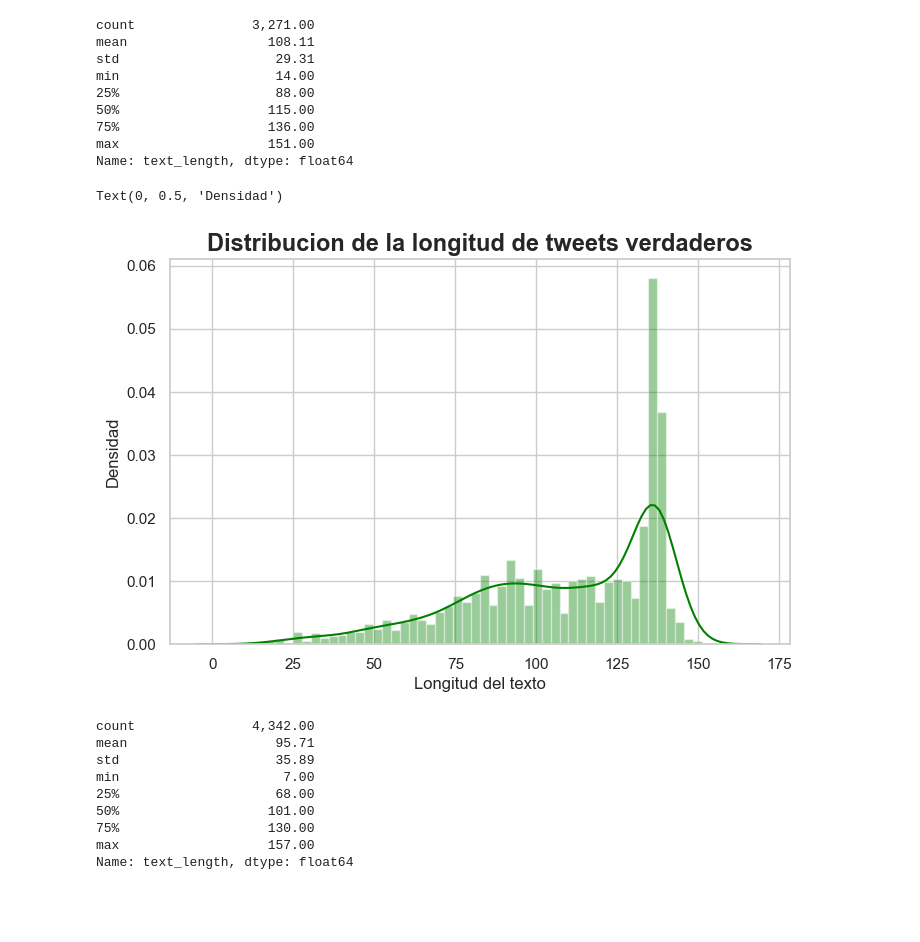
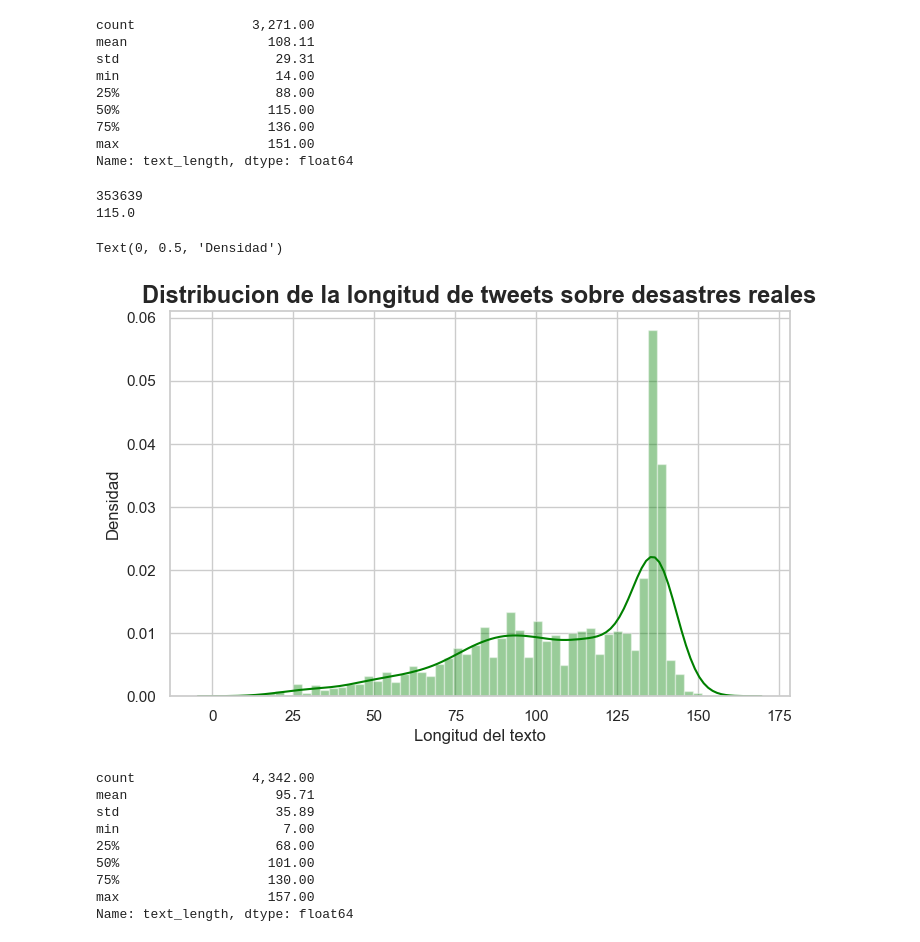
Before and after one commit to aleacevedo/Datos-TP-1C-2020, a Jupyter notebook: TP1 - Matias/longitud de los tweets.ipynb, the cells around one changed output. Cells and saved outputs as stored; diff of their text form; code cells hidden in the pictures; blank space fills up the shorter version.

```diff
--- a/TP1 - Matias/longitud de los tweets.ipynb
+++ b/TP1 - Matias/longitud de los tweets.ipynb
@@ -42,14 +42,20 @@ min                    14.00
 75%                   136.00
 max                   151.00
 Name: text_length, dtype: float64
+# %%
+print(tweets_verdaderos["text_length"].sum())
+print(tweets_verdaderos["text_length"].median())
+# %% [output]
+353639
+115.0
 # %%
 g = sns.distplot(tweets_verdaderos["text_length"], hist=True, color="green", bins=50)
-g.set_title("Distribucion de la longitud de tweets verdaderos", fontsize=17, fontweight="bold")
+g.set_title("Distribucion de la longitud de tweets sobre desastres reales", fontsize=17, fontweight="bold")
 g.set_xlabel("Longitud del texto",fontsize=12)
 g.set_ylabel("Densidad", fontsize=12)
 # %% [output]
 Text(0, 0.5, 'Densidad')
-[figure, old version]
+[figure, new version]
 # %%
 tweets_falsos = tweets[tweets["target"]==0]
 tweets_falsos_estad = tweets_falsos.describe()
```
Also changed, not shown: parts of 5 cells of this notebook, 1 other file.
